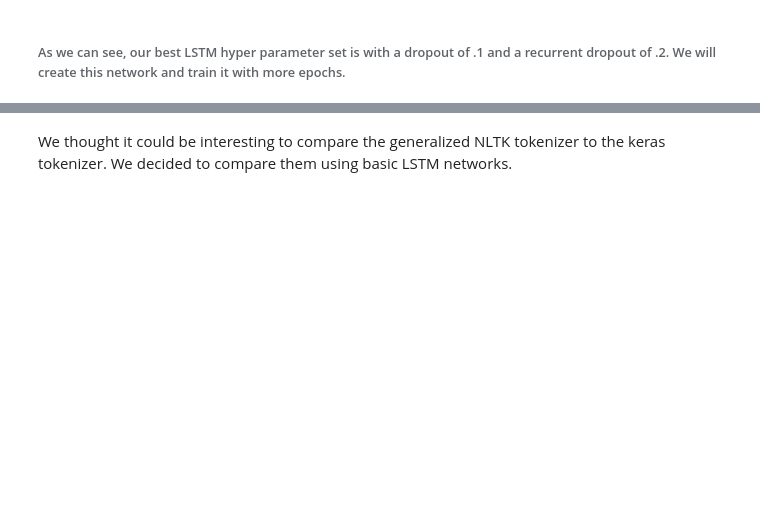
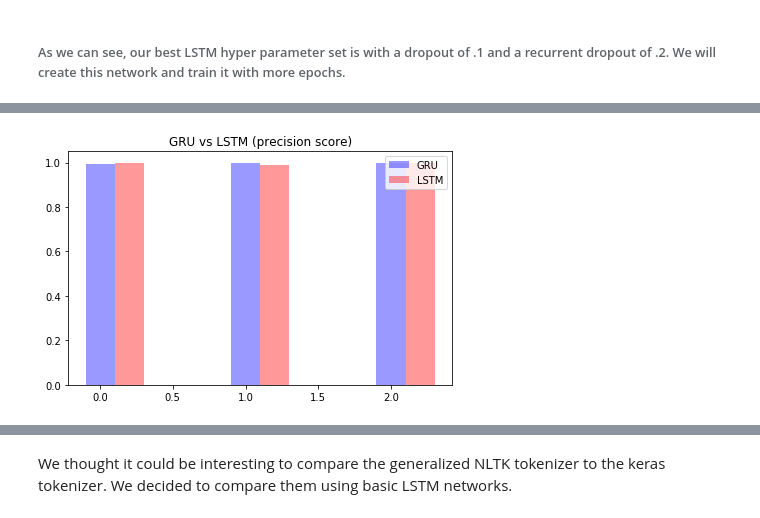
Before and after one commit to LukeWood/SpamVsHamRNN, a Jupyter notebook: Lab9.ipynb, the cells around one changed output, grey strips where cells are left out. Drawn from its saved outputs; the diff is of its cells as text; code cells hidden in the pictures; blank space fills up the shorter version.

```diff
--- a/Lab9.ipynb
+++ b/Lab9.ipynb
@@ -262,7 +260,7 @@ for dropout in dropouts:
                       optimizer='rmsprop',
                       metrics=metrics)
         print("Hyper Paramater Set:\n\tdropout=%.1f\n\trecurrent_dropout=%.1f" % (dropout,recurrent_dropout))
-        rnn.fit(X_train,y_train_ohe,epochs=3, batch_size=64, validation_data=(X_train,y_train_ohe))
+        rnn.fit(X_train,y_train_ohe,epochs=3, batch_size=64, validation_data=(X_test,y_test_ohe))
 # %% [output]
 Hyper Paramater Set:
         dropout=0.1
@@ -300,3 +298,3 @@ best_model.compile(loss='categorical_crossentropy',
 # %%
-best_model.fit(X_train,y_train_ohe,epochs=10, batch_size=64, validation_data=(X_train,y_train_ohe))
+best_model.fit(X_train,y_train_ohe,epochs=10, batch_size=64, validation_data=(X_test,y_test_ohe))
 # %% [output]
@@ -339,7 +337,7 @@ for dropout in dropouts:
                       optimizer='rmsprop',
                       metrics=metrics)
         print("Hyper Paramater Set:\n\tdropout=%.1f\n\trecurrent_dropout=%.1f" % (dropout,recurrent_dropout))
-        rnn.fit(X_train,y_train_ohe,epochs=3, batch_size=64, validation_data=(X_train,y_train_ohe))
+        rnn.fit(X_train,y_train_ohe,epochs=3, batch_size=64, validation_data=(X_test,y_test_ohe))
 # %% [output]
 Hyper Paramater Set:
         dropout=0.1
@@ -381,0 +440,17 @@ Another Idea: Try to create a RNN for generating novel text.
+# %%
+# Plot bar graphs
+bar_width = 0.20
+index = np.arange(3)
+opacity=0.4
+
+plt.bar(index, gru_scores, bar_width, align='center',
+        color='b', label='GRU', alpha=opacity)
+plt.bar(index + bar_width, lstm_scores, bar_width,
+        align='center', color='r', label='LSTM', alpha=opacity)
+plt.title('GRU vs LSTM (precision score)')
+
+plt.legend()
+plt.tight_layout()
+plt.show()
+# %% [output]
+[figure, added]
```
Also changed, not shown: parts of 32 cells of this notebook.
